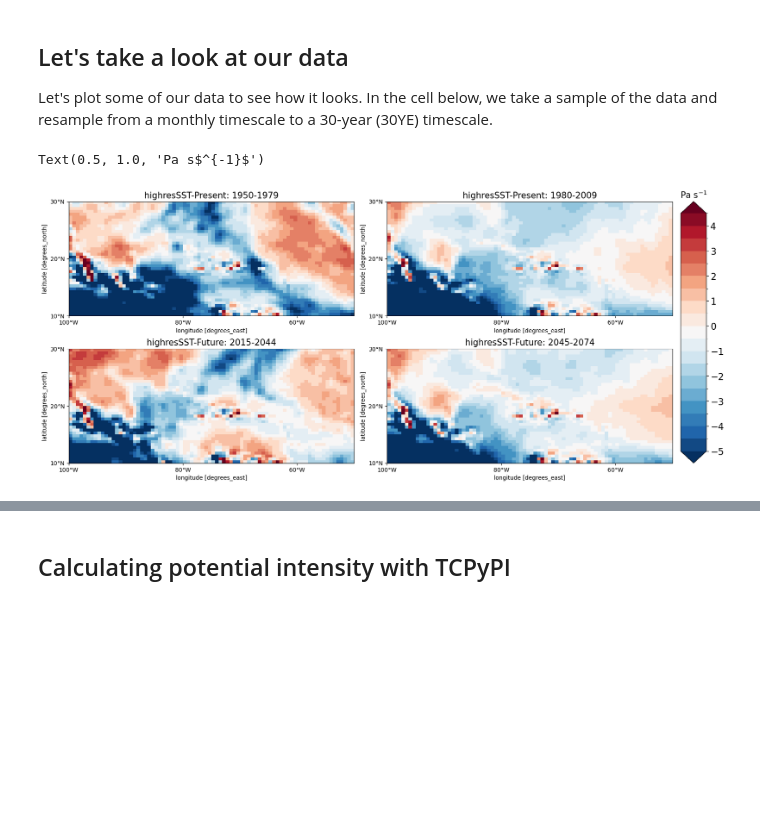
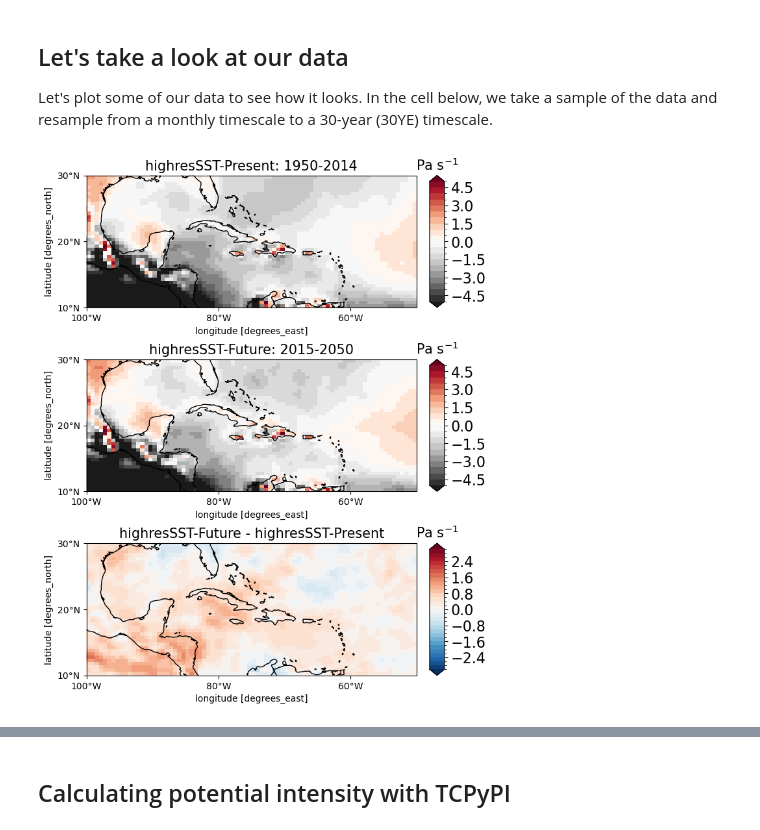
Before and after one commit to ProjectPythia/CFC-extreme-weather-cookbook, a Jupyter notebook: notebooks/cfc-atm.ipynb, the cells around one changed output, grey strips where cells are left out. Drawn from its saved outputs; the diff is of its cells as text; code cells hidden in the pictures; blank space fills up the shorter version.

```diff
--- a/notebooks/cfc-atm.ipynb
+++ b/notebooks/cfc-atm.ipynb
@@ -184,8 +206,12 @@ pangeo-cmip6 catalog with 7674 dataset(s) from 514818 asset(s):
 # %% [markdown]
 Use the column headers above to refine your catalog search.
 # %%
-cat = col.search(activity_id='HighResMIP', institution_id='NOAA-GFDL', experiment_id=['highresSST-present', 'highresSST-future'],
-                 table_id='Amon', variable_id=['psl', 'wap', 'prc', 'hur', 'ua', 'va', 'hus'])
+cat = col.search(activity_id='HighResMIP',
+                 institution_id='NOAA-GFDL',
+                 experiment_id=['highresSST-present', 'highresSST-future'],
+                 table_id='Amon',
+                 variable_id=['psl', 'tas', 'wap', 'prc', 'hur', 'ua', 'va', 'hus'])
+
 cat.df
 # %% [output]
 |  | activity_id | institution_id | source_id | experiment_id | member_id | table_id | variable_id | grid_label | ... |
@@ -242,86 +320,75 @@ Let's plot some of our data to see how it looks. In the cell below, we take a sa
 from cartopy.mpl.ticker import LatitudeFormatter, LongitudeFormatter
 
 # Subset our data to only look at months August-October
-da1 = dsPRES.wap.sel(time=dsPRES.time.dt.month.isin([8,9,10]), plev=500*100)
-da2 = dsFUT.wap.sel(time=dsFUT.time.dt.month.isin([8,9,10]), plev=500*100)
+da1_omega = dsPRES.wap.sel(time=dsPRES.time.dt.month.isin([8,9,10]), plev=500*100).mean('time')*1e2
+da2_omega = dsFUT.wap.sel(time=dsFUT.time.dt.month.isin([8,9,10]), plev=500*100).mean('time')*1e2
 
-# Resample to a 30-year mean
-daPRES_resample = da1.resample(time="30YE").mean()*1e2
-daFUT_resample = da2.resample(time="30YE").mean()*1e2
+difference = da2_omega - da1_omega
 
-fig = plt.figure(figsize=(20,10))
+fig = plt.figure(figsize=(12,10))
 
 axgr = AxesGrid(fig, 111, axes_class=axes_class,
-                nrows_ncols=(2, 2),  # set subplots here
+                nrows_ncols=(3, 1),  # set subplots here
                 axes_pad=0.8,
                 cbar_location='right',
-                cbar_mode='single',
+                cbar_mode='edge',
                 cbar_pad=0.2,
                 cbar_size='4.5%',
                 label_mode='')  # note the empty label_mode
 
 for i, ax in enumerate(axgr):
-
-
     if i==0:
         ax.set_extent([-100, -50, 10, 30], crs=ccrs.PlateCarree())
-        ax.add_feature(cfeature.LAND, zorder=0, edgecolor='black')
+        ax.add_feature(cfeature.LAND, zorder=2, facecolor='None', edgecolor='black')
 
         ax.set_xticks(np.arange(-100, -50, 20), crs=ccrs.PlateCarree())
         ax.set_yticks(np.arange(10, 40, 10), crs=ccrs.PlateCarree())
         lon_formatter = LongitudeFormatter(zero_direction_label=True)
         lat_formatter = LatitudeFormatter()
         ax.xaxis.set_major_formatter(lon_formatter)
         ax.yaxis.set_major_formatter(lat_formatter)
 
-        daPRES_resample.isel(time=0).plot(levels=np.arange(-5, 5,0.5), add_colorbar=False, ax=ax)
-        ax.set_title("highresSST-Present: 1950-1979")
+        fc = da1_omega.plot(levels=np.arange(-5, 5.5, 0.5), cmap=plt.cm.RdGy_r, extend='both', add_colorbar=False, ax=ax)
+        ax.set_title("highresSST-Present: 1950-2014")
+
+        cbar = plt.colorbar(fc, cax=axgr.cbar_axes[0], orientation='vertical')
+        cbar.ax.tick_params(labelsize=16)
+        cbar.ax.set_title(r'Pa s$^{-1}$')
 
     if i==1:
         ax.set_extent([-100, -50, 10, 30], crs=ccrs.PlateCarree())
-        ax.add_feature(cfeature.LAND, zorder=0, edgecolor='black')
+        ax.add_feature(cfeature.LAND, zorder=2, facecolor='None', edgecolor='black')
 
         ax.set_xticks(np.arange(-100, -50, 20), crs=ccrs.PlateCarree())
         ax.set_yticks(np.arange(10, 40, 10), crs=ccrs.PlateCarree())
         lon_formatter = LongitudeFormatter(zero_direction_label=True)
         lat_formatter = LatitudeFormatter()
         ax.xaxis.set_major_formatter(lon_formatter)
         ax.yaxis.set_major_formatter(lat_formatter)
 
-        daPRES_resample.isel(time=1).plot(levels=np.arange(-5, 5,0.5), add_colorbar=False, ax=ax)
-        ax.set_title("highresSST-Present: 1980-2009")
+        fc = da2_omega.plot(levels=np.arange(-5, 5.5, 0.5), cmap=plt.cm.RdGy_r, extend='both', add_colorbar=False, ax=ax)
+        ax.set_title("highresSST-Future: 2015-2050")
+
+        cbar = plt.colorbar(fc, cax=axgr.cbar_axes[1], orientation='vertical')
+        cbar.ax.tick_params(labelsize=16)
+        cbar.ax.set_title(r'Pa s$^{-1}$')
 
     if i==2:
         ax.set_extent([-100, -50, 10, 30], crs=ccrs.PlateCarree())
-        ax.add_feature(cfeature.LAND, zorder=0, edgecolor='black')
+        ax.add_feature(cfeature.LAND, zorder=2, facecolor='None', edgecolor='black')
 
         ax.set_xticks(np.arange(-100, -50, 20), crs=ccrs.PlateCarree())
         ax.set_yticks(np.arange(10, 40, 10), crs=ccrs.PlateCarree())
         lon_formatter = LongitudeFormatter(zero_direction_label=True)
         lat_formatter = LatitudeFormatter()
         ax.xaxis.set_major_formatter(lon_formatter)
         ax.yaxis.set_major_formatter(lat_formatter)
 
-        daFUT_resample.isel(time=0).plot(levels=np.arange(-5, 5,0.5), add_colorbar=False, ax=ax)
-        ax.set_title("highresSST-Future: 2015-2044")
+        fc = difference.plot(levels=np.arange(-3, 3.2, 0.2), cmap=plt.cm.RdBu_r, extend='both', add_colorbar=False, ax=ax)
+        ax.set_title("highresSST-Future - highresSST-Present")
 
-    if i==3:
-        ax.set_extent([-100, -50, 10, 30], crs=ccrs.PlateCarree())
-        ax.add_feature(cfeature.LAND, zorder=0, edgecolor='black')
-
-        ax.set_xticks(np.arange(-100, -50, 20), crs=ccrs.PlateCarree())
-        ax.set_yticks(np.arange(10, 40, 10), crs=ccrs.PlateCarree())
-        lon_formatter = LongitudeFormatter(zero_direction_label=True)
-        lat_formatter = LatitudeFormatter()
-        ax.xaxis.set_major_formatter(lon_formatter)
-        ax.yaxis.set_major_formatter(lat_formatter)
-
-        fc = daFUT_resample.isel(time=1).plot(levels=np.arange(-5, 5,0.5), add_colorbar=False, ax=ax)
-        ax.set_title("highresSST-Future: 2045-2074")
-
-cbar = plt.colorbar(fc, cax=axgr.cbar_axes[0], orientation='vertical')
-cbar.ax.tick_params(labelsize=16)
-cbar.ax.set_title(r'Pa s$^{-1}$')
+        cbar = plt.colorbar(fc, cax=axgr.cbar_axes[2], orientation='vertical')
+        cbar.ax.tick_params(labelsize=16)
+        cbar.ax.set_title(r'Pa s$^{-1}$')
 # %% [output]
-Text(0.5, 1.0, 'Pa s$^{-1}$')
-[figure, old version]
+[figure, new version]
```
Also changed, not shown: parts of 16 cells of this notebook, 2 other files.
